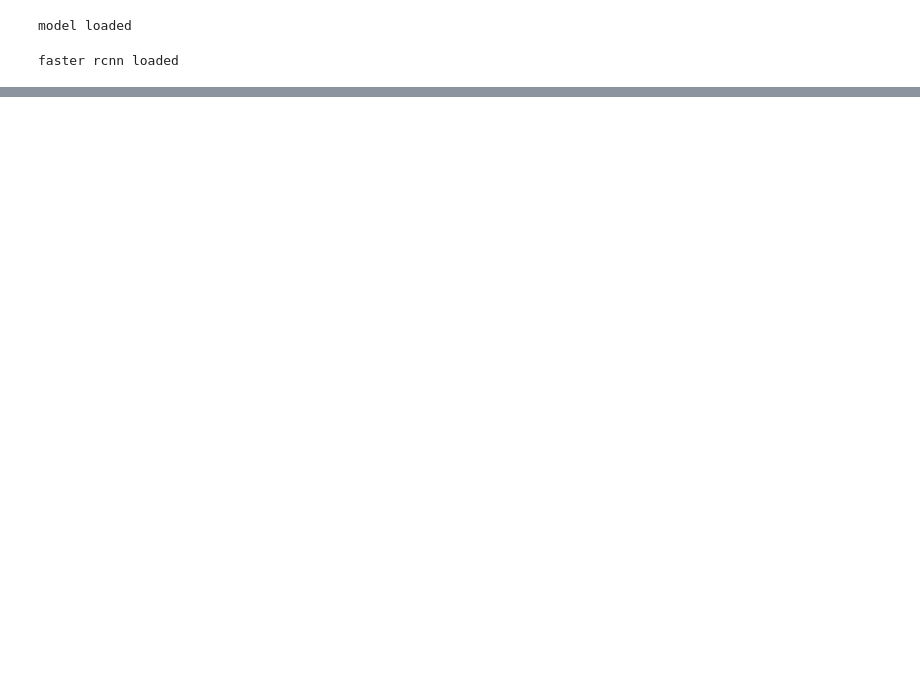
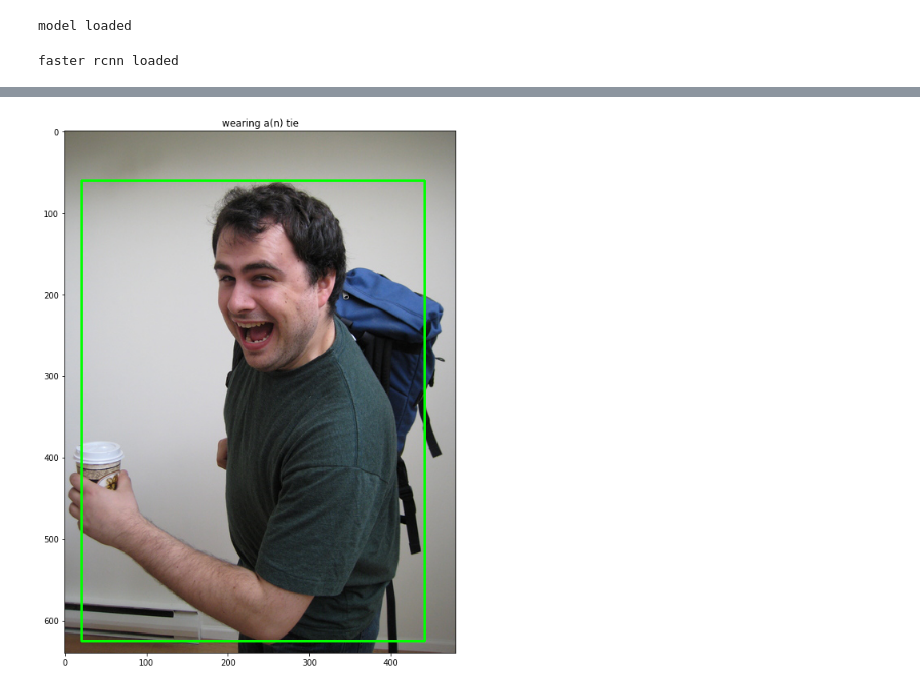
Before and after one commit to callaunchpad/interact, a Jupyter notebook: test_model.ipynb, the cells around one changed output, grey strips where cells are left out. Saved outputs shown, nothing was run; the diff lists cells and outputs as text; code cells hidden in the pictures; blank space fills up the shorter version.

```diff
--- a/test_model.ipynb
+++ b/test_model.ipynb
@@ -9,9 +11,10 @@ from PIL import Image
 
 from model.cnn_model import HOCNN
 # %%
-model = "HICO/v5/"
+model = "HICO/v1/"
 #checkpoint_path = "v1_checkpoint_65_epoch_97_62val.pth"
-checkpoint_path = "checkpoint_10_epoch.pth"
+checkpoint_path = "checkpoint_20_epoch.pth"
+#checkpoint_path = "checkpoint_10_epoch.pth"
 
 PATH = "checkpoints/" + model + "epoch_train/" + checkpoint_path
 # %%
@@ -149,0 +132,17 @@ print(prediction)
+# %%
+im = cv2.imread(IMG_PATH,1)
+for bbox in human_bboxes:
+    cv2.rectangle(im, (bbox[0], bbox[1]), (bbox[2], bbox[3]), (0, 255, 0), 2)
+for bbox in object_bboxes:
+    cv2.rectangle(im, (bbox[0], bbox[1]), (bbox[2], bbox[3]), (255, 0, 0), 2)
+
+im = im[:,:,::-1]
+plt.figure(figsize=(12,12))
+plt.imshow(im)
+if prediction['verb'] == 'no_interaction':
+    plt.title('cool ' + prediction['object'])
+else:
+    plt.title(prediction['verb'] + 'ing a(n) ' + prediction['object'])
+plt.show()
+# %% [output]
+[figure, added]
```
Also changed, not shown: parts of 5 cells of this notebook.
